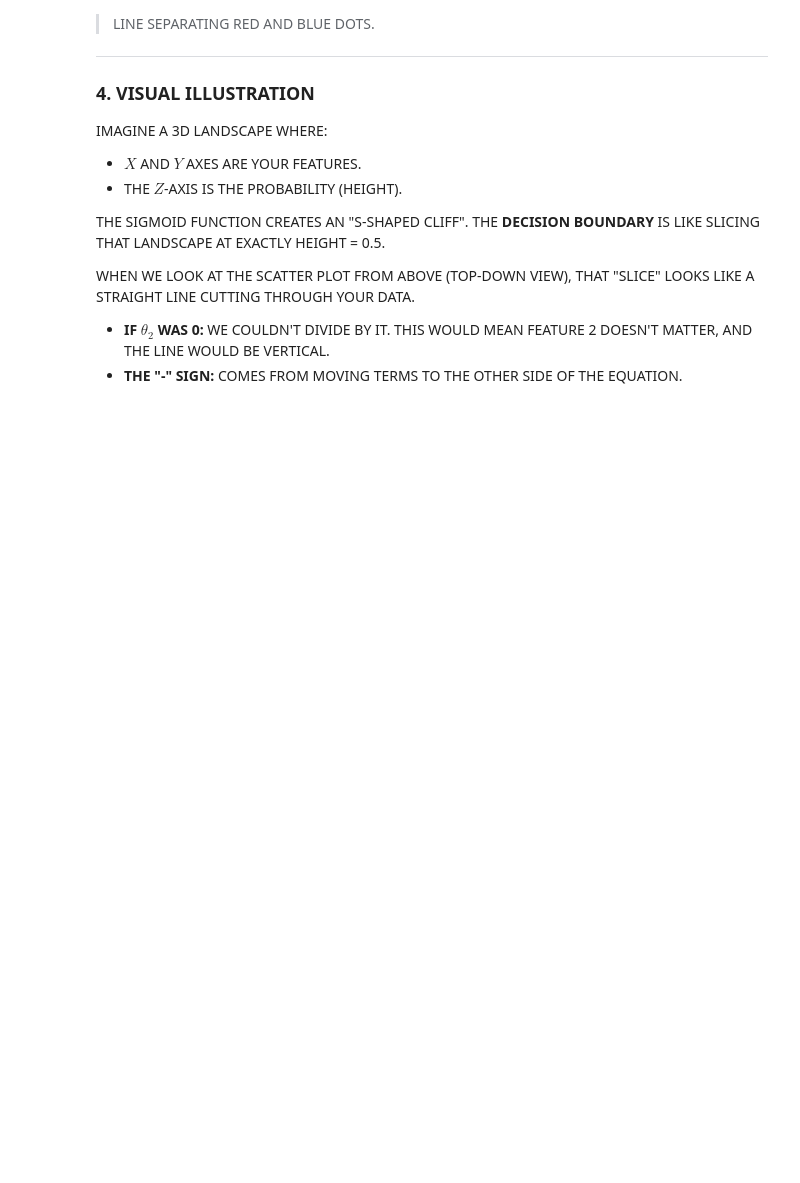
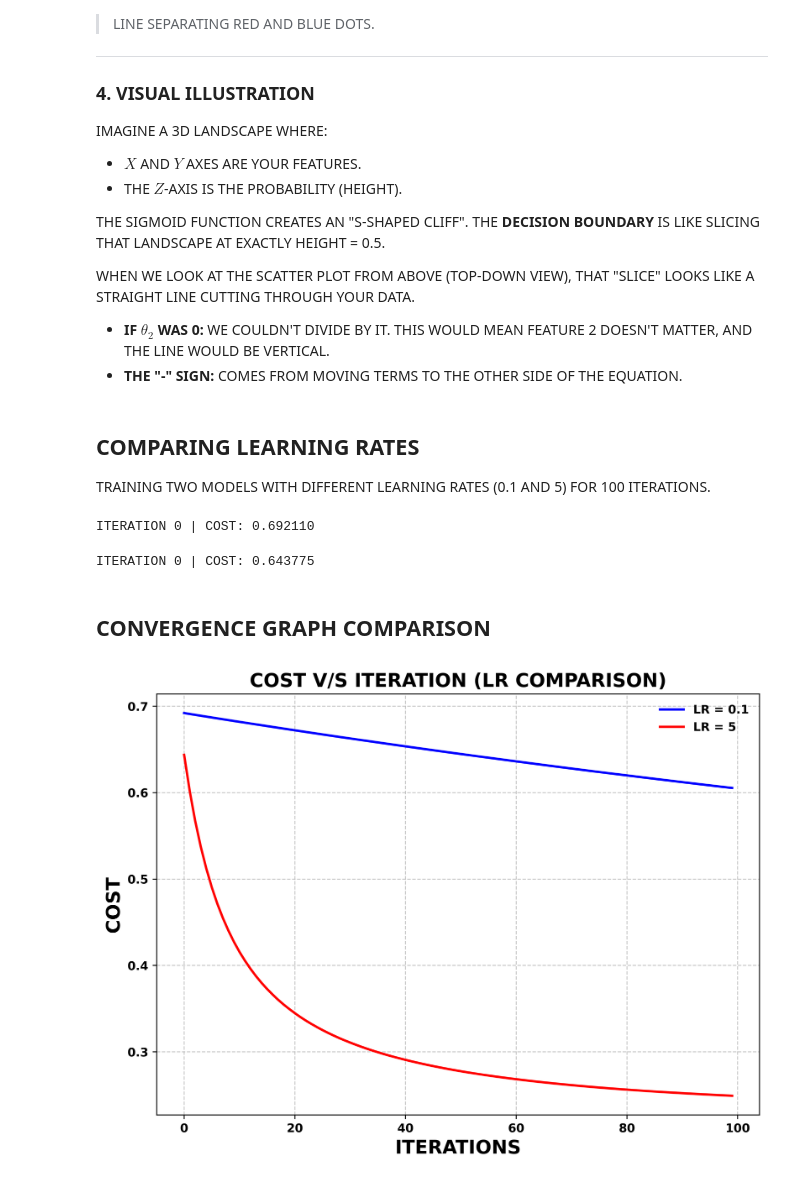
Before and after one commit to DaRkSouL36/LogisticRegression, a Jupyter notebook: LogisticRegression.ipynb, the cells around one changed output. Drawn from its saved outputs; the diff is of its cells as text; code cells hidden in the pictures; blank space fills up the shorter version.

Commit message:
COMPARING LEARNING RATES (0.1 AND 5) FOR 100  & 1000 ITERATIONS.

```diff
--- a/LogisticRegression.ipynb
+++ b/LogisticRegression.ipynb
@@ -531,3 +531,39 @@ WHEN WE LOOK AT THE SCATTER PLOT FROM ABOVE (TOP-DOWN VIEW), THAT "SLICE" LOOKS
 
 * **IF $\theta_2$ WAS 0:** WE COULDN'T DIVIDE BY IT. THIS WOULD MEAN FEATURE 2 DOESN'T MATTER, AND THE LINE WOULD BE VERTICAL.
 * **THE "-" SIGN:** COMES FROM MOVING TERMS TO THE OTHER SIDE OF THE EQUATION.
+# %% [markdown]
+## COMPARING LEARNING RATES
+TRAINING TWO MODELS WITH DIFFERENT LEARNING RATES (0.1 AND 5) FOR 100 ITERATIONS.
+# %%
+# MODEL 1: LR = 0.1
+model_slow = LogisticRegression(learning_rate = 0.1, iterations = 100)
+model_slow.train(X_data, y_data)
+# %% [output]
+ITERATION 0 | COST: 0.692110
+# %%
+# MODEL 2: LR = 5
+model_fast = LogisticRegression(learning_rate = 5, iterations = 100)
+model_fast.train(X_data, y_data)
+# %% [output]
+ITERATION 0 | COST: 0.643775
+# %% [markdown]
+## CONVERGENCE GRAPH COMPARISON
+# %%
+# PLOTTING COMPARISON
+plt.figure(figsize=(8, 6), dpi=500)
+plt.plot(model_slow.cost_history, color = 'blue', linewidth = 2, label = 'LR = 0.1')
+plt.plot(model_fast.cost_history, color = 'red', linewidth = 2, label = 'LR = 5')
+
+plt.title("COST V/S ITERATION (LR COMPARISON)", fontsize=16, fontweight='bold')
+plt.xlabel("ITERATIONS", fontsize=16, fontweight='bold')
+plt.ylabel("COST", fontsize=16, fontweight='bold')
+
+for label in plt.gca().get_xticklabels() + plt.gca().get_yticklabels():
+    label.set_weight('bold')
+
+plt.grid(True, linestyle='--', alpha=0.7)
+plt.legend(loc='upper right', fontsize=16, frameon=False, prop={'weight' : 'bold'})
+plt.tight_layout()
+plt.show()
+# %% [output]
+[figure, added]
```
Also changed, not shown: parts of 3 cells of this notebook.
